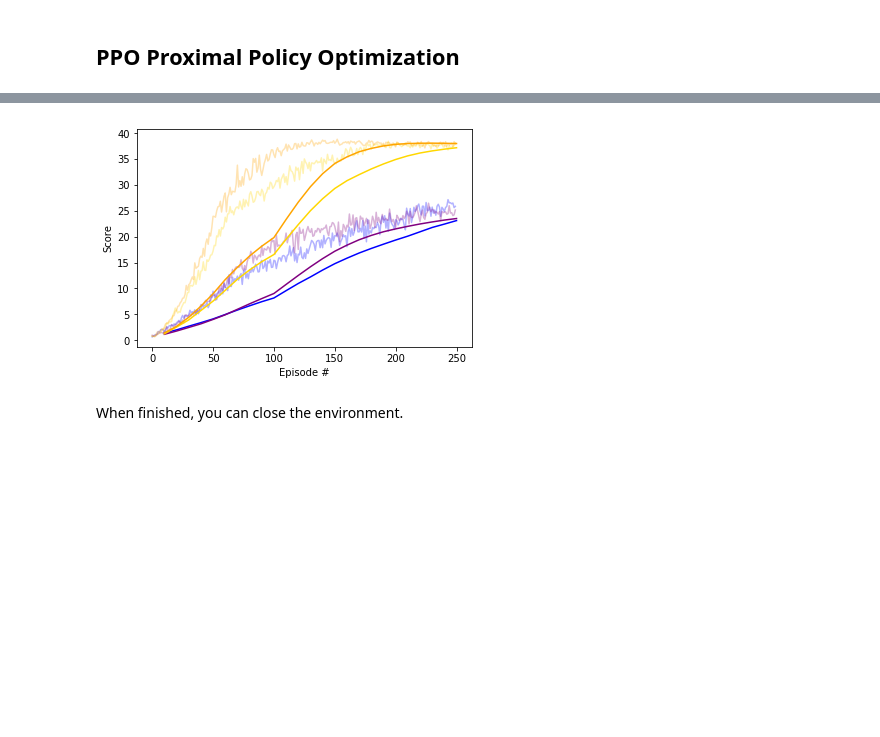
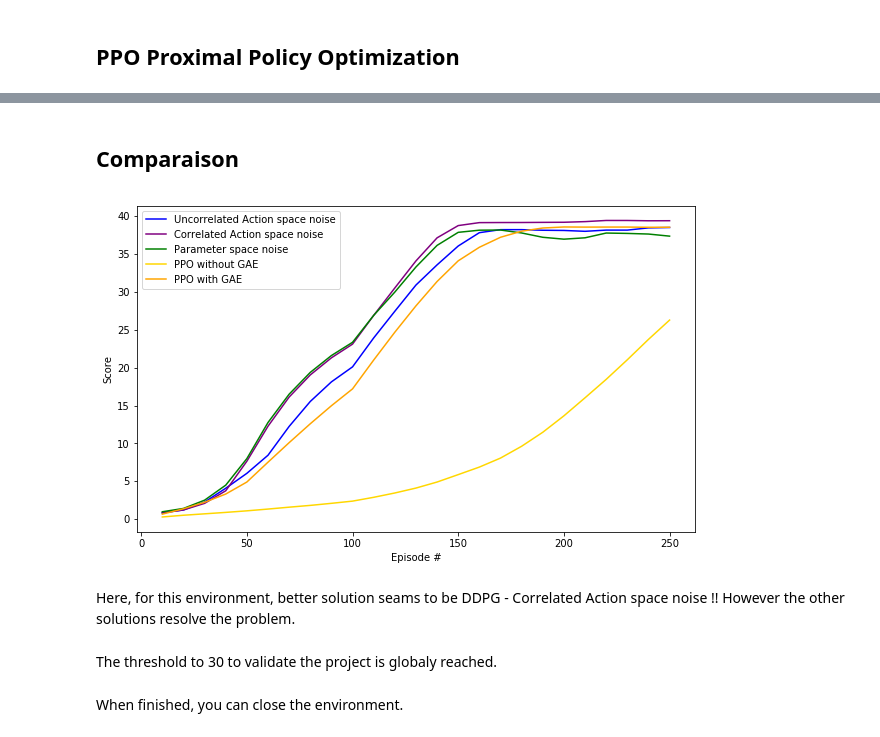
Before and after one commit to bekk-studio/DeepRLND-ContinuousControl, a Jupyter notebook: Continuous_Control.ipynb, the cells around one changed output, grey strips where cells are left out. Saved outputs shown, nothing was run; the diff lists cells and outputs as text; code cells hidden in the pictures; blank space fills up the shorter version.

Commit message:
Versin to submit the project

```diff
--- a/Continuous_Control.ipynb
+++ b/Continuous_Control.ipynb
@@ -254,5 +322,7 @@ KeyboardInterrupt:
+# %%
+agent2 = PPOAgent(env, state_size=state_size, action_size=action_size, seed=0, device=device,
+                  fc_units_actor=(64, 64), fc_units_critic=(128, 64))
 # %%
 %%time
-agent = PPOAgent(env,state_size=state_size, action_size=action_size, seed=0, device=device)
-scores2, scores_avg2 = agent.learn(n_episodes=250, max_t=1002, use_gae = False, use_gradient_clip = True)
+scores5, scores_avg5 = agent2.learn(n_episodes=250, max_t=1002, use_gae = True)
 # %% [output]
@@ -276,4 +329,0 @@ Wall time: 1h 59min 5s
-# %%
-%%time
-agent = PPOAgent(env,state_size=state_size, action_size=action_size, seed=0, device=device)
-scores3, scores_avg3 = agent.learn(n_episodes=250, max_t=1002, use_gae = True, use_gradient_clip = False)
@@ -298,4 +329,0 @@ Wall time: 1h 45min 5s
-# %%
-%%time
-agent = PPOAgent(env,state_size=state_size, action_size=action_size, seed=0, device=device)
-scores4, scores_avg4 = agent.learn(n_episodes=250, max_t=1002, use_gae = True, use_gradient_clip = True)
@@ -305,17 +365,20 @@ Episode 18      Average Score: 1.76
+# %% [markdown]
+## Comparaison
 # %%
 # plot the scores
-fig = plt.figure(fgsize=(10,6))
+fig = plt.figure(figsize=(10,6))
 ax = fig.add_subplot(111)
-plt.plot(np.arange(len(scores)), scores, alpha=0.3, color = 'blue')
-plt.plot(np.append(np.arange(1,len(scores_avg))*10 ,len(scores)), scores_avg, color = 'blue')
-plt.plot(np.arange(len(scores2)), scores2, alpha=0.3, color = 'purple')
-plt.plot(np.append(np.arange(1,len(scores_avg2))*10 ,len(scores2)), scores_avg2, color = 'purple')
-plt.plot(np.arange(len(scores3)), scores3, alpha=0.3, color = 'gold')
-plt.plot(np.append(np.arange(1,len(scores_avg3))*10 ,len(scores3)), scores_avg3, color = 'gold')
-plt.plot(np.arange(len(scores4)), scores4, alpha=0.3, color = 'orange')
-plt.plot(np.append(np.arange(1,len(scores_avg4))*10 ,len(scores4)), scores_avg4, color = 'orange')
+plt.plot(np.append(np.arange(1,len(scores_avg))*10 ,len(scores)), scores_avg, color = 'blue',
+         label='Uncorrelated Action space noise')
+plt.plot(np.append(np.arange(1,len(scores_avg2))*10 ,len(scores2)), scores_avg2, color = 'purple',
+         label='Correlated Action space noise')
+plt.plot(np.append(np.arange(1,len(scores_avg3))*10 ,len(scores3)), scores_avg3, color = 'green',
+         label='Parameter space noise')
+plt.plot(np.append(np.arange(1,len(scores_avg4))*10 ,len(scores4)), scores_avg4, color = 'gold', label='PPO without GAE')
+plt.plot(np.append(np.arange(1,len(scores_avg5))*10 ,len(scores5)), scores_avg5, color = 'orange', label='PPO with GAE')
 plt.ylabel('Score')
 plt.xlabel('Episode #')
+plt.legend()
 plt.show()
 # %% [output]
-[figure, old version]
+[figure, new version]
@@ -328,3 +385,8 @@ states, actions, log_probs_old, returns, advantages = agent.step(return_trajecto
+# %% [markdown]
+Here, for this environment, better solution seams to be DDPG - Correlated Action space noise !!
+However the other solutions resolve the problem.
+# %% [markdown]
+The threshold to 30 to validate the project is globaly reached.
 # %% [markdown]
 When finished, you can close the environment.
 # %%
```
Also changed, not shown: parts of 70 cells of this notebook, 25 other files.
